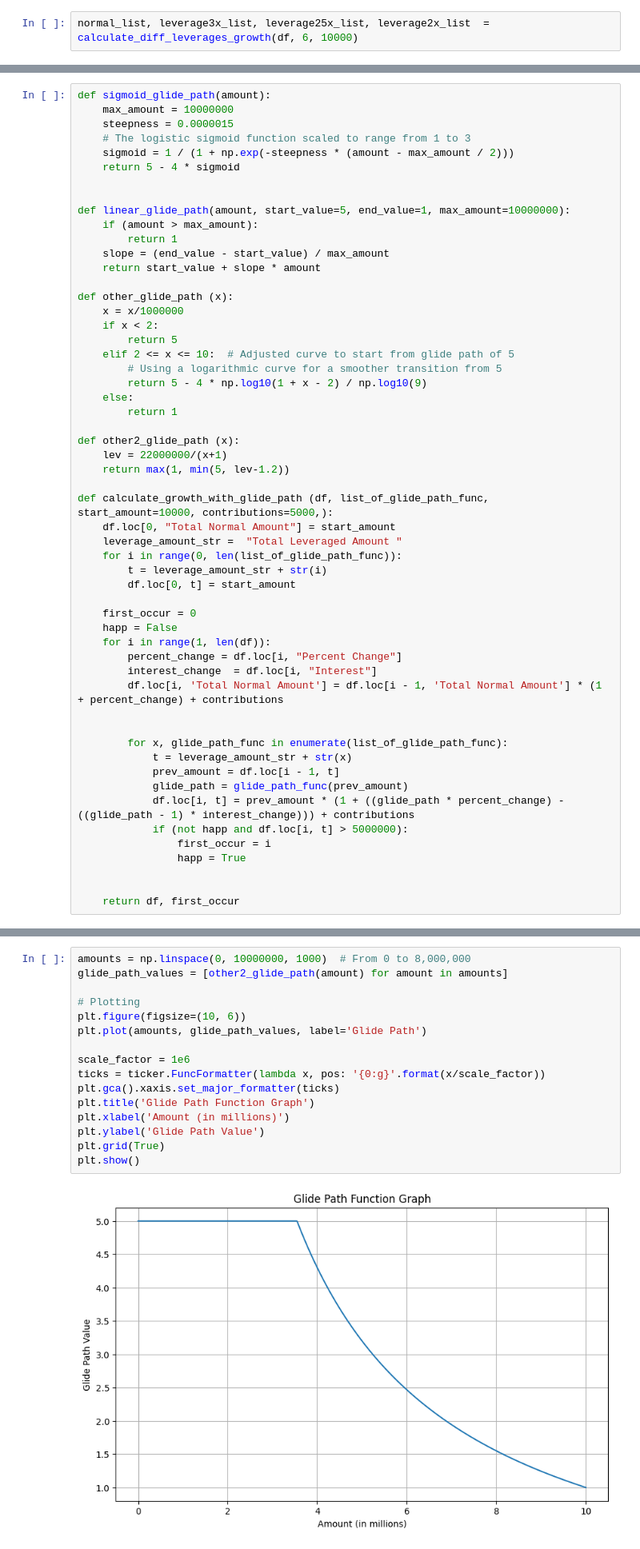
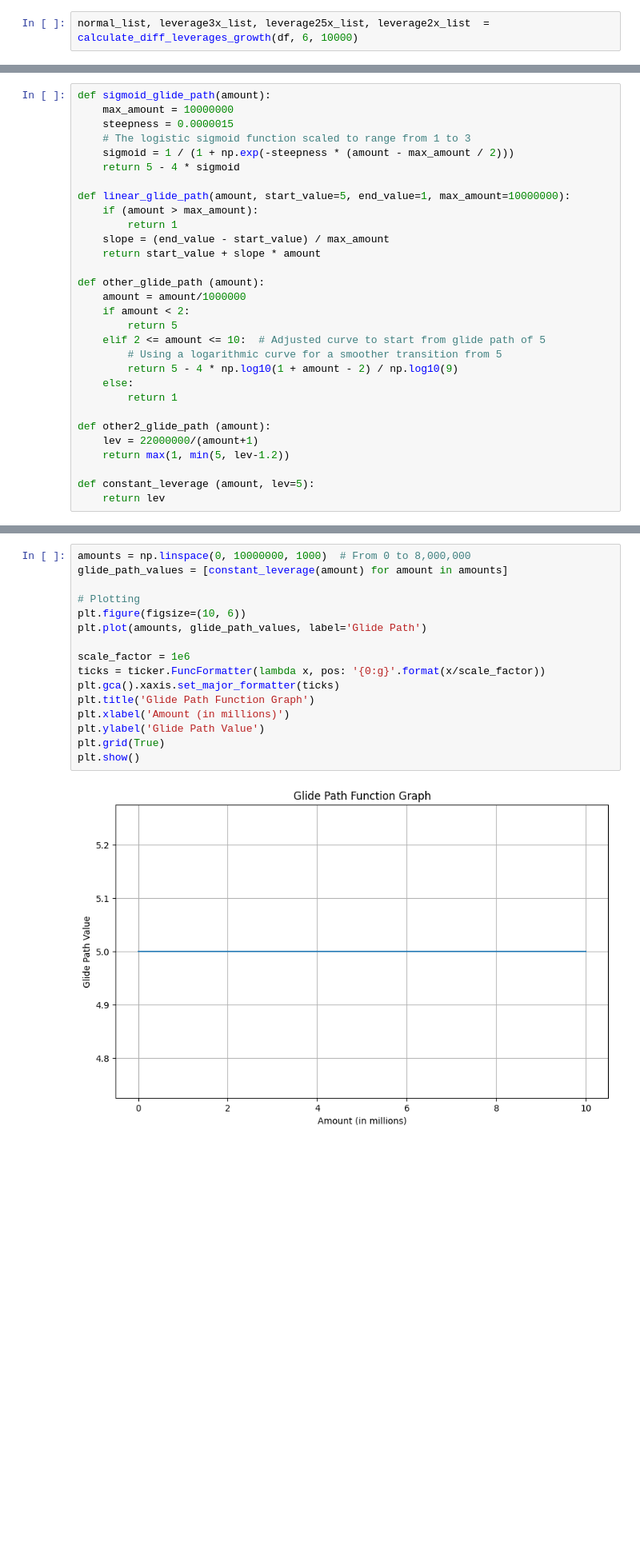
Before and after one commit to alanzhang25/personal-finance, a Jupyter notebook: ideal_leverage_calculator.ipynb, the cells around one changed output, grey strips where cells are left out. Shown: that part at 80% size. Cells and saved outputs as stored; diff of their text form; blank space fills up the shorter version.

```diff
--- a/ideal_leverage_calculator.ipynb
+++ b/ideal_leverage_calculator.ipynb
@@ -150,51 +152,26 @@ def sigmoid_glide_path(amount):
     sigmoid = 1 / (1 + np.exp(-steepness * (amount - max_amount / 2)))
     return 5 - 4 * sigmoid
 
-
 def linear_glide_path(amount, start_value=5, end_value=1, max_amount=10000000):
     if (amount > max_amount):
         return 1
     slope = (end_value - start_value) / max_amount
     return start_value + slope * amount
 
-def other_glide_path (x):
-    x = x/1000000
-    if x < 2:
+def other_glide_path (amount):
+    amount = amount/1000000
+    if amount < 2:
         return 5
-    elif 2 <= x <= 10:  # Adjusted curve to start from glide path of 5
+    elif 2 <= amount <= 10:  # Adjusted curve to start from glide path of 5
         # Using a logarithmic curve for a smoother transition from 5
-        return 5 - 4 * np.log10(1 + x - 2) / np.log10(9)
+        return 5 - 4 * np.log10(1 + amount - 2) / np.log10(9)
     else:
         return 1
 
-def other2_glide_path (x):
-    lev = 22000000/(x+1)
+def other2_glide_path (amount):
+    lev = 22000000/(amount+1)
     return max(1, min(5, lev-1.2))
 
-def calculate_growth_with_glide_path (df, list_of_glide_path_func, start_amount=10000, contributions=5000,):
-    df.loc[0, "Total Normal Amount"] = start_amount
-    leverage_amount_str =  "Total Leveraged Amount "
-    for i in range(0, len(list_of_glide_path_func)):
-        t = leverage_amount_str + str(i)
-        df.loc[0, t] = start_amount
-
-    first_occur = 0
-    happ = False
-    for i in range(1, len(df)):
-        percent_change = df.loc[i, "Percent Change"]
-        interest_change  = df.loc[i, "Interest"]
-        df.loc[i, 'Total Normal Amount'] = df.loc[i - 1, 'Total Normal Amount'] * (1 + percent_change) + contributions
-
-
-        for x, glide_path_func in enumerate(list_of_glide_path_func):
-            t = leverage_amount_str + str(x)
-            prev_amount = df.loc[i - 1, t]
-            glide_path = glide_path_func(prev_amount)
-            df.loc[i, t] = prev_amount * (1 + ((glide_path * percent_change) - ((glide_path - 1) * interest_change))) + contributions
-            if (not happ and df.loc[i, t] > 5000000):
-                first_occur = i
-                happ = True
-
-
-    return df, first_occur
+def constant_leverage (amount, lev=5):
+    return lev
 # %% [markdown]
@@ -204,19 +179,19 @@ We our upper bounding at 3 here but can experiment with different values
 # %%
 amounts = np.linspace(0, 10000000, 1000)  # From 0 to 8,000,000
-glide_path_values = [other2_glide_path(amount) for amount in amounts]
+glide_path_values = [constant_leverage(amount) for amount in amounts]
 
 # Plotting
 plt.figure(figsize=(10, 6))
 plt.plot(amounts, glide_path_values, label='Glide Path')
 
 scale_factor = 1e6
 ticks = ticker.FuncFormatter(lambda x, pos: '{0:g}'.format(x/scale_factor))
 plt.gca().xaxis.set_major_formatter(ticks)
 plt.title('Glide Path Function Graph')
 plt.xlabel('Amount (in millions)')
 plt.ylabel('Glide Path Value')
 plt.grid(True)
 plt.show()
 # %% [output]
-[figure, old version]
+[figure, new version]
 # %%
```
Also changed, not shown: parts of 9 cells of this notebook, 1 other file.
